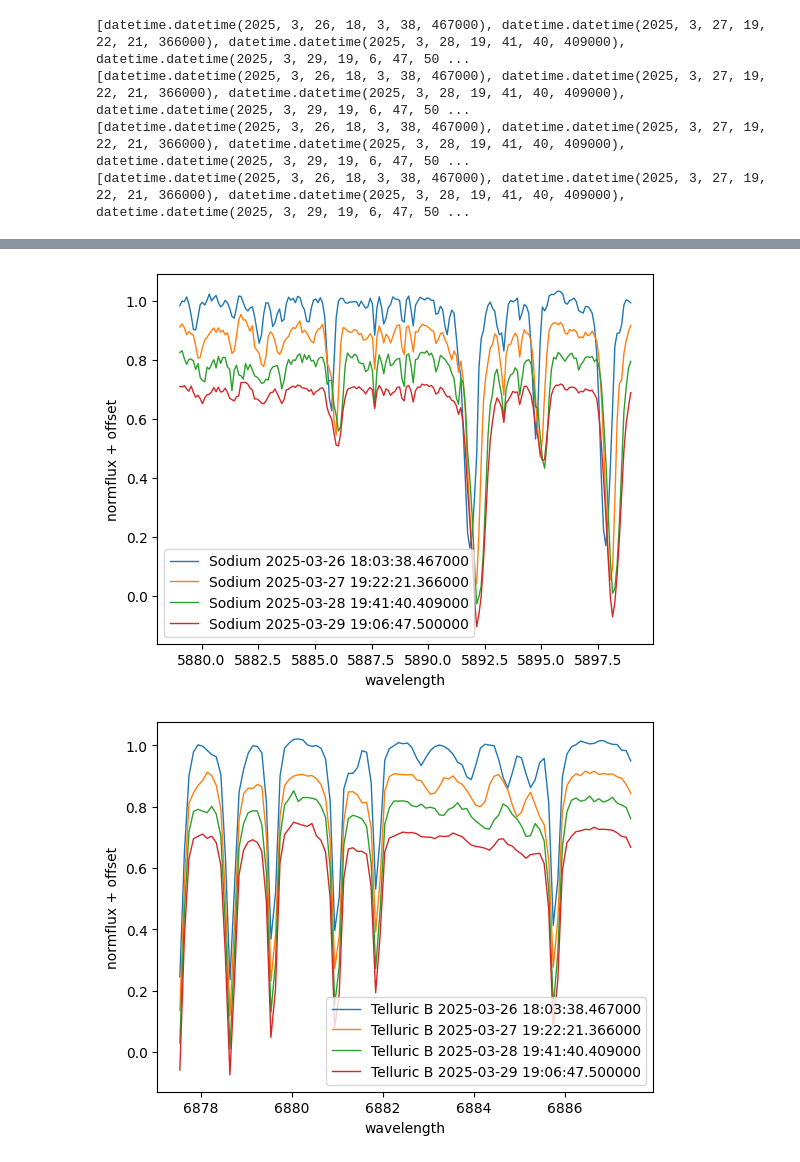
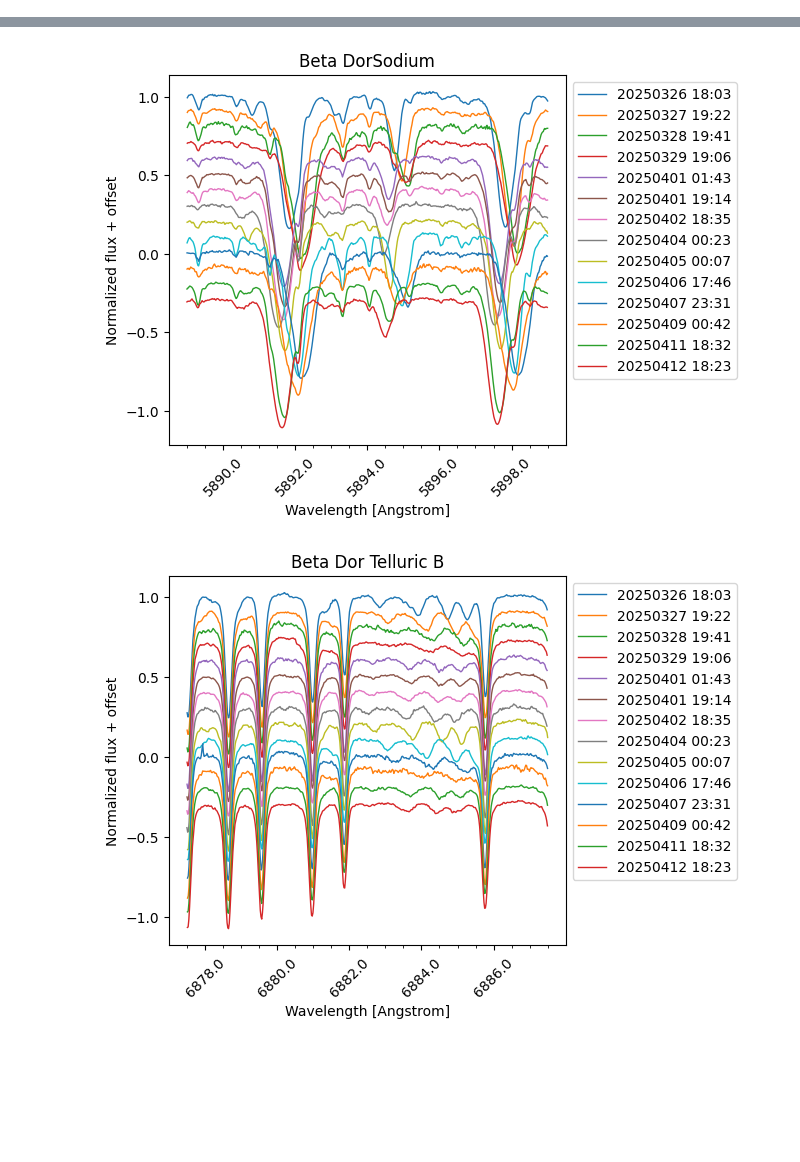
Before and after one commit to drhaz/baadewesselink, a Jupyter notebook: nres-analysis.ipynb, the cells around one changed output, grey strips where cells are left out. Cells and saved outputs as stored; diff of their text form; code cells hidden in the pictures; blank space fills up the shorter version.

```diff
--- a/nres-analysis.ipynb
+++ b/nres-analysis.ipynb
@@ -88,10 +130,17 @@ dateobs: 2025-03-26 18:03:38.467000   rv: 9628.45626166989 barycorr: -1985.19373
 # %%
+## We read in all the spectra taken of teh target star and put them into a dict.
 files = glob.glob("spectra/*-1d.fits.fz")
+starname="Beta Dor"
+period = 9.84318
+
+#files = glob.glob("DeltaScu/*-1d.fits.fz")
+#starname="Delta Scuti"
+#period = 0.1937697000
+
+
 myspectra = {}
 for filename in files:
-    print (filename)
-    dataset = interpolate_nres_spectrum(filename, barycorrect=True, plot=False)
-
+    dataset = interpolate_nres_spectrum(filename, barycorrect=True, plot=False, writetoascii=False)
     dateobs = dataset['dateobs']
     dataset['filename'] = filename
     myspectra[dateobs] = dataset
@@ -107,31 +162,46 @@ dateobs: 2025-03-29 19:06:47.500000   rv: 25068.028965643327 barycorr: -1932.161
 # %%
+## Here we plot zoomed in spectra arond select absorption lines: H-alpha, H-beta, Sodium D, and telluric lines.
+## We order in time, earlier on top, and plot the spectra with an arbritray offset to demontrate the shift in the absorption line position, reflecting
+## the radial velocity of the star.
 
-def plot_single_ha (wave, flux,  center_wavelegnth = 6562.8,  wavelength_range = 20, offset = 0, label="H alpha"):
+def simpledateformat ():
+    plt.gcf().autofmt_xdate()
+    plt.setp(plt.gca().xaxis.get_minorticklabels(), rotation=45)
+    plt.setp(plt.gca().xaxis.get_majorticklabels(), rotation=45)
+    plt.gca().grid(which='minor')
 
+def plot_single_line (wave, flux,  center_wavelegnth = 6562.8,  wavelength_range = 20, offset = 0, label="H alpha"):
     wavelength_mask = (wave > center_wavelegnth - wavelength_range) & (wave < center_wavelegnth + wavelength_range)
     plt.plot(wave[wavelength_mask], flux[wavelength_mask] + offset, linewidth=1, label=label)
 
-def plot_fullset (dataset, center_wavelegnth = 6562.8, wavelength_range = 20, label="ha"):
+def plot_fullset (dataset, center_wavelegnth = 6562.8, wavelength_range = 20, label="ha",):
     fig, ax = plt.subplots()
     offset = 0
     ordered = sorted(dataset.keys())
     for key in ordered:
       data = dataset[key]
       dateobs = data['dateobs']
-      plot_single_ha (data['wavelength'], data['normflux'], center_wavelegnth = center_wavelegnth, wavelength_range = wavelength_range, offset = offset, label=f"{label} {dateobs}")
+
+      plot_single_line (data['wavelength'], data['normflux'], center_wavelegnth = center_wavelegnth, wavelength_range = wavelength_range, offset = offset,
+                        label=f'{dateobs.strftime("%Y%m%d %H:%M")}')
       offset -= 0.1
 
-    ax.set_ylabel("normflux + offset")
-    ax.set_xlabel("wavelength")
-    plt.legend()
+    box = ax.get_position()
+    ax.set_position([box.x0, box.y0, box.width * 0.8, box.height])
+    ax.xaxis.set_major_formatter(ticker.FormatStrFormatter('%0.1f'))
+    ax.xaxis.set_major_locator(ticker.MultipleLocator(2))
+    ax.xaxis.set_minor_locator(ticker.MultipleLocator(0.5))
+    plt.setp(plt.gca().xaxis.get_minorticklabels(), rotation=45)
+    plt.setp(plt.gca().xaxis.get_majorticklabels(), rotation=45)
+
+    ax.set_ylabel("Normalized flux + offset")
+    ax.set_xlabel("Wavelength [Angstrom]")
+    plt.legend(loc='upper left', bbox_to_anchor=(1, 1))
     plt.savefig(f"nres_spectrum_{label}.pdf", dpi=300)
+    ax.set_title(f"{label}")
 
-plot_fullset(myspectra, center_wavelegnth = 6562.8, wavelength_range=10, label="Ha")
-plot_fullset(myspectra, center_wavelegnth = 4861.3, wavelength_range=10, label="Hb")
-plot_fullset(myspectra, center_wavelegnth = 5889.0, wavelength_range=10, label="Sodium")
-plot_fullset(myspectra, center_wavelegnth = 6882.5, wavelength_range=5, label="Telluric B")
+plot_fullset(myspectra, center_wavelegnth = 6562.0, wavelength_range=5, label=f"{starname} Ha")
+plot_fullset(myspectra, center_wavelegnth = 4862.0, wavelength_range=5, label=f"{starname} Hb")
+plot_fullset(myspectra, center_wavelegnth = 5894.0, wavelength_range=5, label=f"{starname}Sodium")
+plot_fullset(myspectra, center_wavelegnth = 6882.5, wavelength_range=5, label=f"{starname} Telluric B")
 # %% [output]
-[datetime.datetime(2025, 3, 26, 18, 3, 38, 467000), datetime.datetime(2025, 3, 27, 19, 22, 21, 366000), datetime.datetime(2025, 3, 28, 19, 41, 40, 409000), datetime.datetime(2025, 3, 29, 19, 6, 47, 50 ...
-[datetime.datetime(2025, 3, 26, 18, 3, 38, 467000), datetime.datetime(2025, 3, 27, 19, 22, 21, 366000), datetime.datetime(2025, 3, 28, 19, 41, 40, 409000), datetime.datetime(2025, 3, 29, 19, 6, 47, 50 ...
-[datetime.datetime(2025, 3, 26, 18, 3, 38, 467000), datetime.datetime(2025, 3, 27, 19, 22, 21, 366000), datetime.datetime(2025, 3, 28, 19, 41, 40, 409000), datetime.datetime(2025, 3, 29, 19, 6, 47, 50 ...
-[datetime.datetime(2025, 3, 26, 18, 3, 38, 467000), datetime.datetime(2025, 3, 27, 19, 22, 21, 366000), datetime.datetime(2025, 3, 28, 19, 41, 40, 409000), datetime.datetime(2025, 3, 29, 19, 6, 47, 50 ...
@@ -140,2 +210,2 @@ plot_fullset(myspectra, center_wavelegnth = 6882.5, wavelength_range=5, label="T
-[figure, old version]
+[figure, new version]
-[figure, old version]
+[figure, new version]
```
Also changed, not shown: parts of 9 cells of this notebook, 2 other files.
